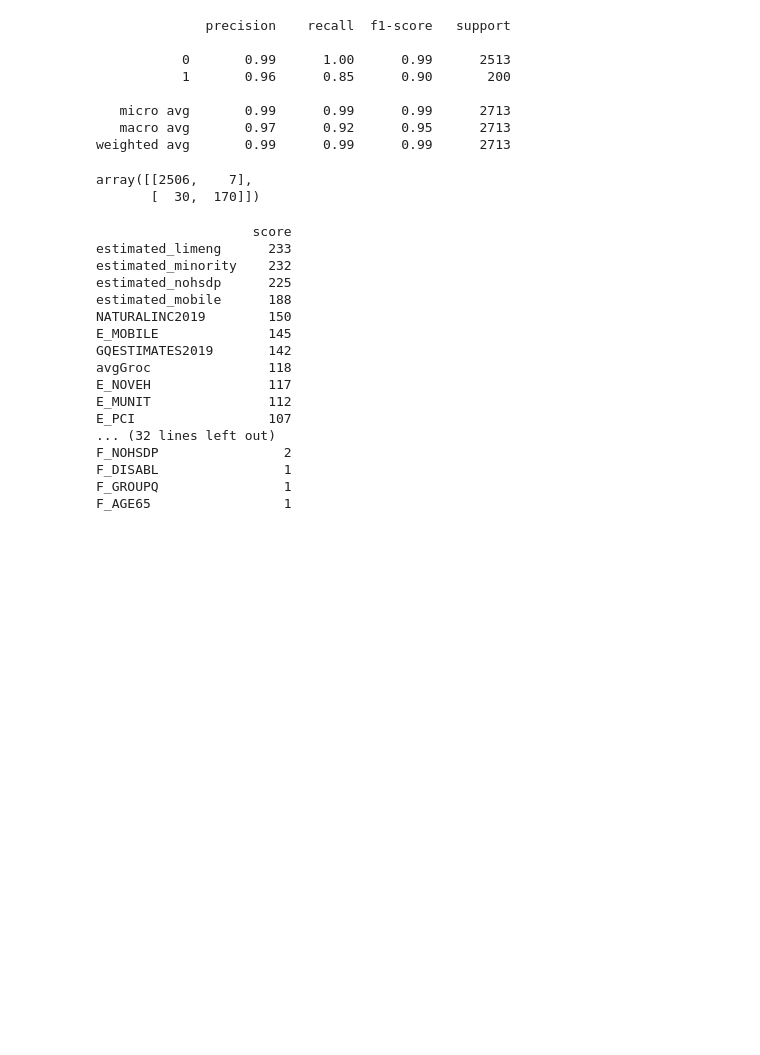
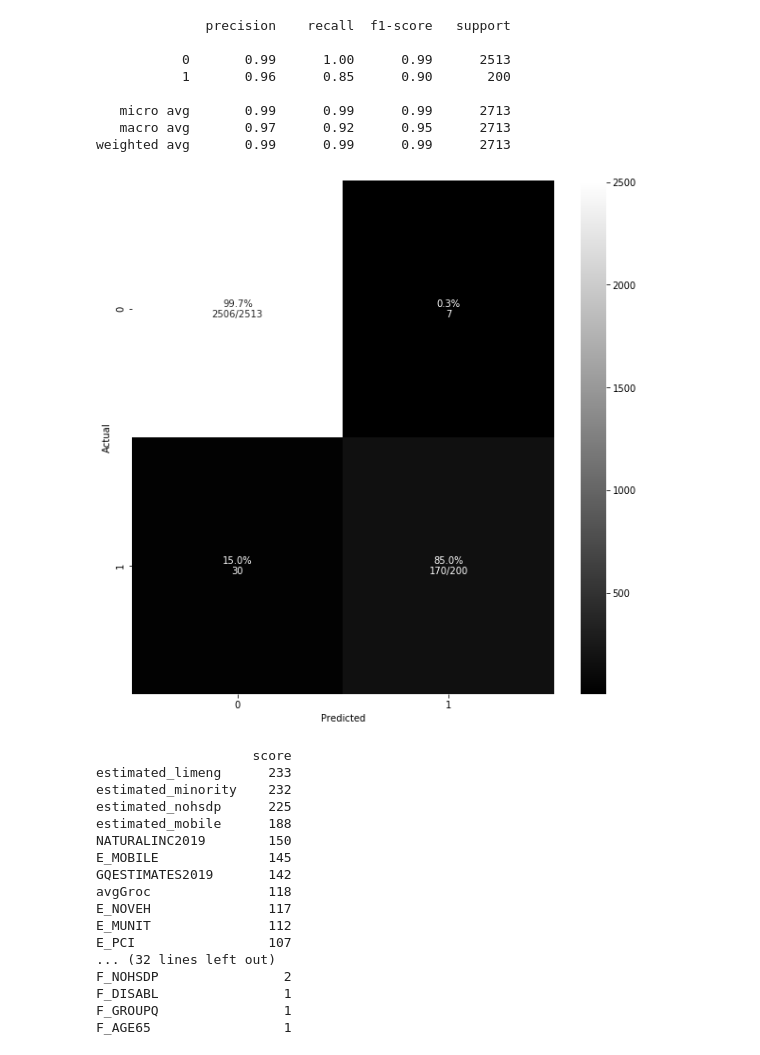
Before and after one commit to Arman-Berek/Covid-19-Analysis, a Jupyter notebook: Covid-19.ipynb, the cells around one changed output. Cells and saved outputs as stored; diff of their text form; code cells hidden in the pictures; blank space fills up the shorter version.

```diff
--- a/Covid-19.ipynb
+++ b/Covid-19.ipynb
@@ -447,12 +484,10 @@ print(conf_matrix)
    micro avg       0.99      0.99      0.99      2713
    macro avg       0.97      0.92      0.95      2713
 weighted avg       0.99      0.99      0.99      2713
-# %%
-from sklearn.metrics import confusion_matrix
-confusion_matrix(y, y_predict)
-# %% [output]
-array([[2506,    7],
-       [  30,  170]])
+# %%
+cm_analysis(y, y_predict, 'cm100', [0,1])
+# %% [output]
+[figure, added]
 # %%
 df['predictedInfections100V2'] = pd.DataFrame(y_predict)
 # %%
```
Also changed, not shown: parts of 9 cells of this notebook, 6 other files.
